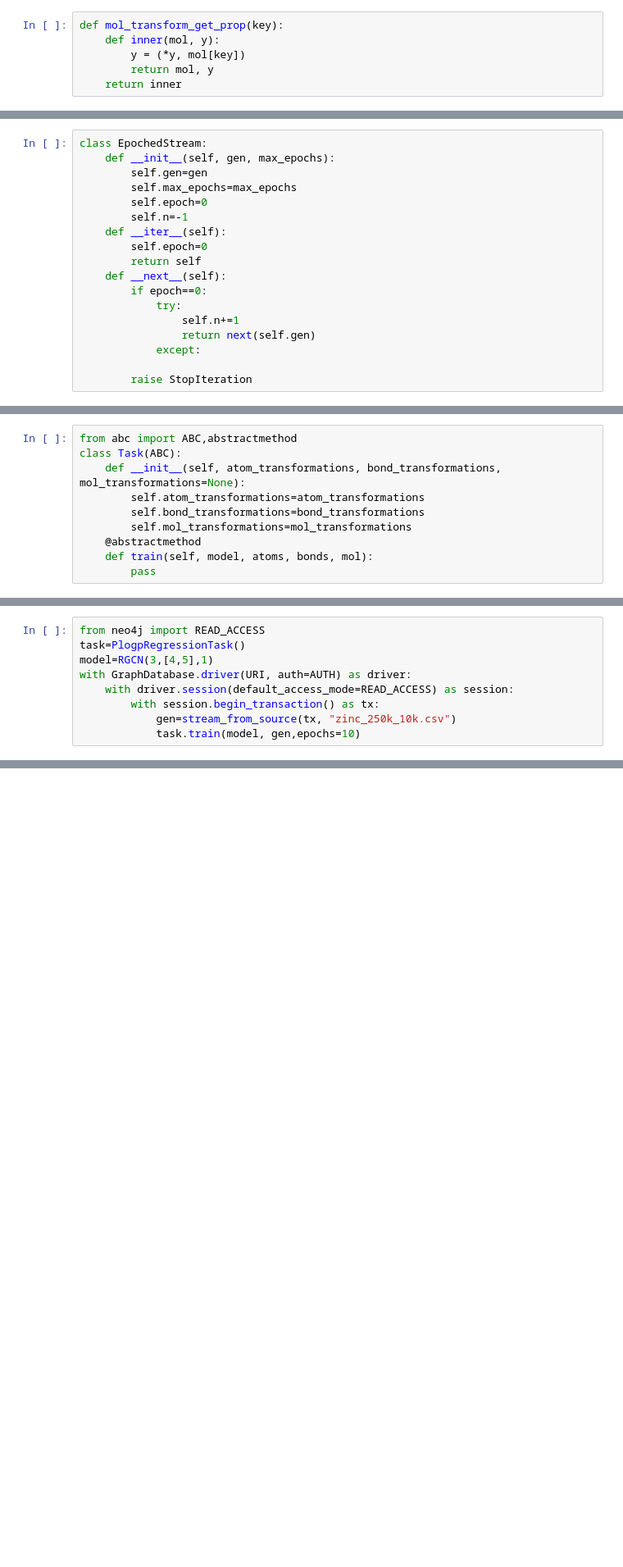
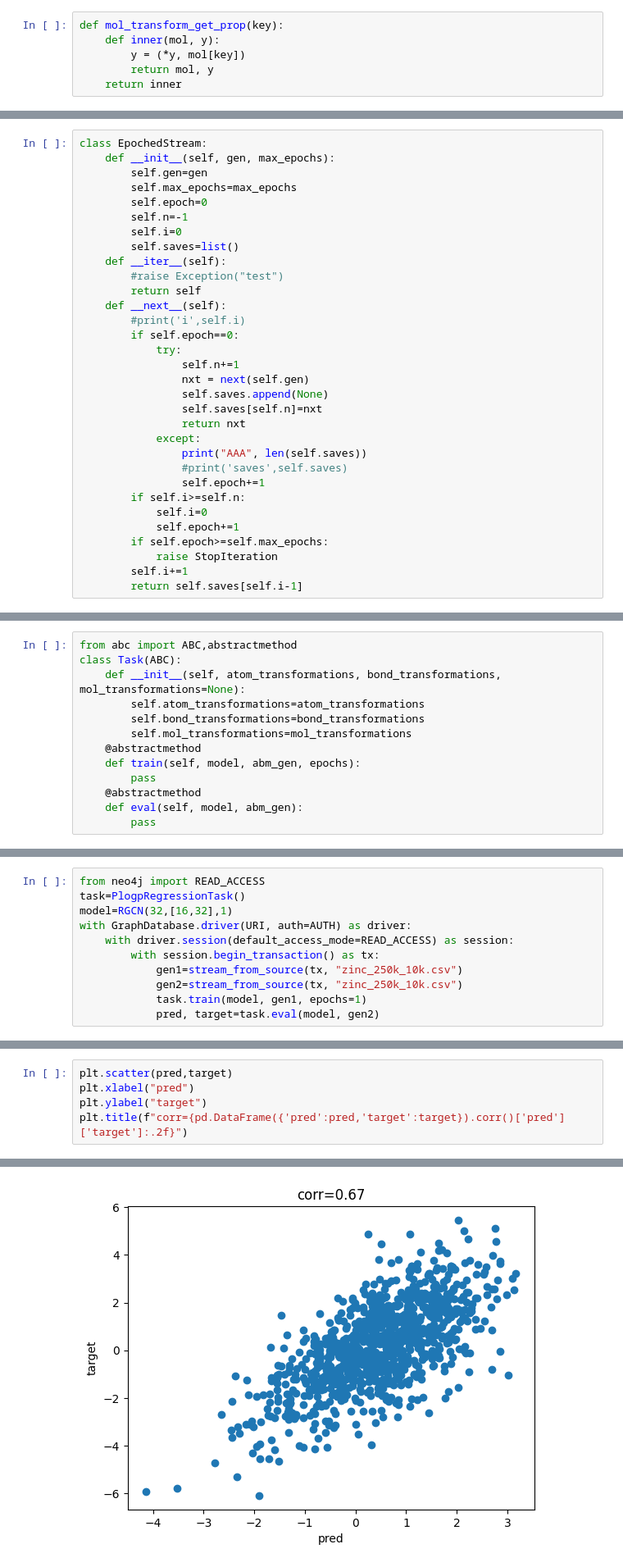
Before and after one commit to fairuztsn/jishien, a Jupyter notebook: train_model_pipeline.ipynb, the cells around one changed output, grey strips where cells are left out. Shown at 82% size. Drawn from its saved outputs; the diff is of its cells as text; blank space fills up the shorter version.

Commit message:
made trainig pipeline. eval is kinda there already but its missing some things

```diff
--- a/train_model_pipeline.ipynb
+++ b/train_model_pipeline.ipynb
@@ -315,14 +315,28 @@ class EpochedStream:
         self.max_epochs=max_epochs
         self.epoch=0
         self.n=-1
+        self.i=0
+        self.saves=list()
     def __iter__(self):
-        self.epoch=0
+        #raise Exception("test")
         return self
     def __next__(self):
-        if epoch==0:
+        #print('i',self.i)
+        if self.epoch==0:
             try:
                 self.n+=1
-                return next(self.gen)
+                nxt = next(self.gen)
+                self.saves.append(None)
+                self.saves[self.n]=nxt
+                return nxt
             except:
-
-        raise StopIteration
+                print("AAA", len(self.saves))
+                #print('saves',self.saves)
+                self.epoch+=1
+        if self.i>=self.n:
+            self.i=0
+            self.epoch+=1
+        if self.epoch>=self.max_epochs:
+            raise StopIteration
+        self.i+=1
+        return self.saves[self.i-1]
@@ -340,6 +348,9 @@ class Task(ABC):
         self.bond_transformations=bond_transformations
         self.mol_transformations=mol_transformations
     @abstractmethod
-    def train(self, model, atoms, bonds, mol):
+    def train(self, model, abm_gen, epochs):
         pass
+    @abstractmethod
+    def eval(self, model, abm_gen):
+        pass
 # %%
@@ -389,9 +413,11 @@ class PlogpRegressionTask(Task):
 # %%
 from neo4j import READ_ACCESS
 task=PlogpRegressionTask()
-model=RGCN(3,[4,5],1)
+model=RGCN(32,[16,32],1)
 with GraphDatabase.driver(URI, auth=AUTH) as driver:
     with driver.session(default_access_mode=READ_ACCESS) as session:
         with session.begin_transaction() as tx:
-            gen=stream_from_source(tx, "zinc_250k_10k.csv")
-            task.train(model, gen,epochs=10)
+            gen1=stream_from_source(tx, "zinc_250k_10k.csv")
+            gen2=stream_from_source(tx, "zinc_250k_10k.csv")
+            task.train(model, gen1, epochs=1)
+            pred, target=task.eval(model, gen2)
@@ -427,0 +426,6 @@ False
+# %%
+plt.scatter(pred,target)
+plt.xlabel("pred")
+plt.ylabel("target")
+plt.title(f"corr={pd.DataFrame({'pred':pred,'target':target}).corr()['pred']['target']:.2f}")
+# %% [output]
@@ -427,0 +433 @@ False
+[figure, added]
```
Also changed, not shown: parts of 10 cells of this notebook.
